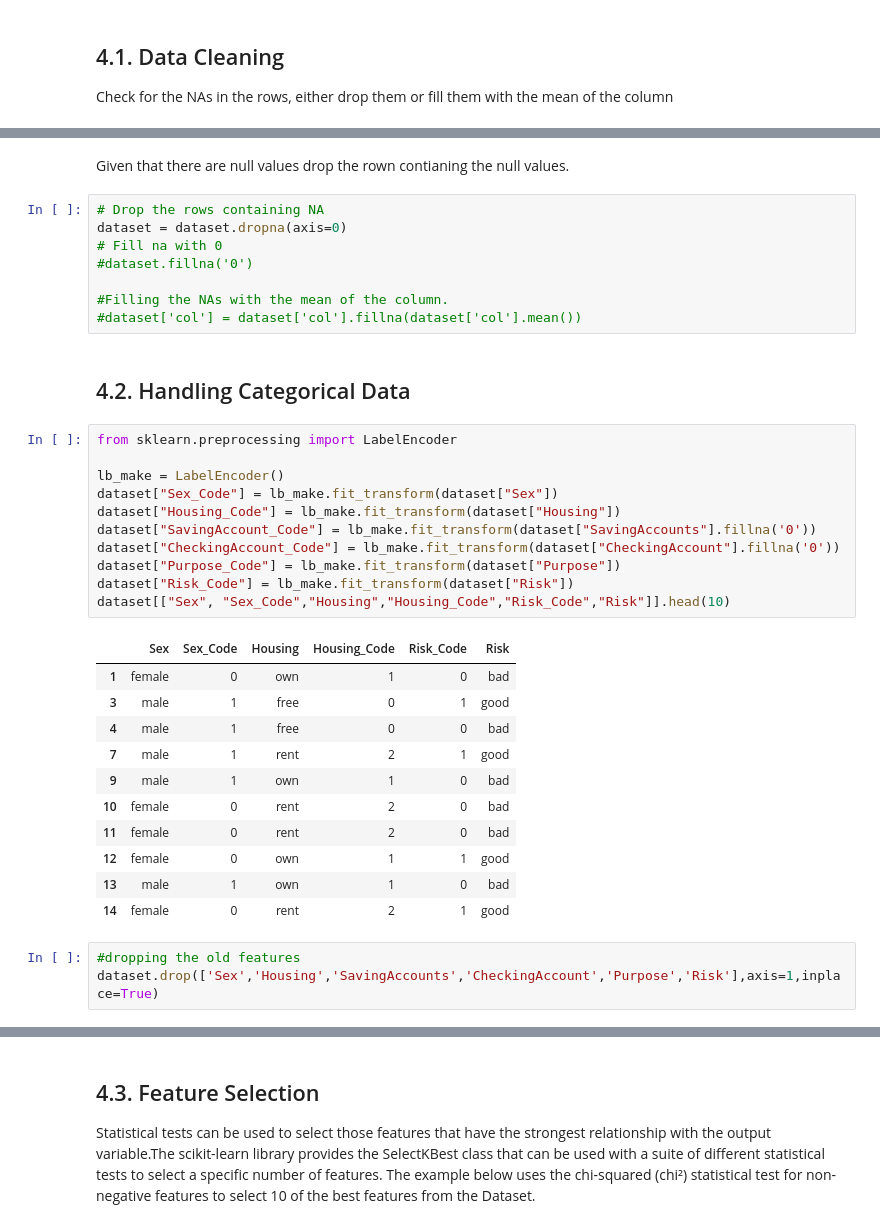
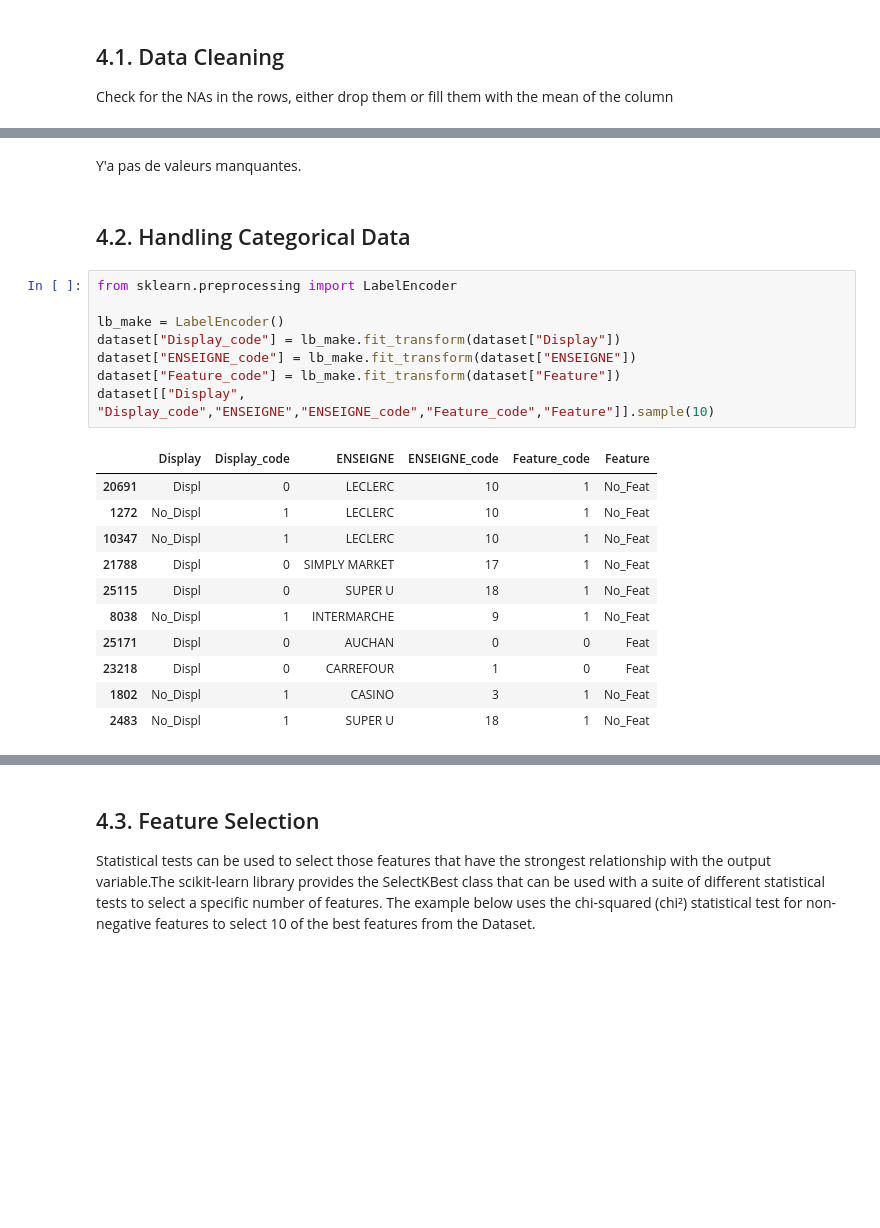
Before and after one commit to Hamid-abdellaoui/classification_modelling, a Jupyter notebook: rr copy.ipynb, the cells around one changed output, grey strips where cells are left out. Cells and saved outputs as stored; diff of their text form; blank space fills up the shorter version.

```diff
--- a/rr copy.ipynb
+++ b/rr copy.ipynb
@@ -413,42 +255,28 @@ Null Values = True
-# %% [markdown]
-Given that there are null values drop the rown contianing the null values.
-# %%
-# Drop the rows containing NA
-dataset = dataset.dropna(axis=0)
-# Fill na with 0
-#dataset.fillna('0')
-
-#Filling the NAs with the mean of the column.
-#dataset['col'] = dataset['col'].fillna(dataset['col'].mean())
+# %% [markdown]
+Y'a pas de valeurs manquantes.
 # %% [markdown]
 <a id='3.2'></a>
 ## 4.2. Handling Categorical Data
 # %%
 from sklearn.preprocessing import LabelEncoder
 
 lb_make = LabelEncoder()
-dataset["Sex_Code"] = lb_make.fit_transform(dataset["Sex"])
-dataset["Housing_Code"] = lb_make.fit_transform(dataset["Housing"])
-dataset["SavingAccount_Code"] = lb_make.fit_transform(dataset["SavingAccounts"].fillna('0'))
-dataset["CheckingAccount_Code"] = lb_make.fit_transform(dataset["CheckingAccount"].fillna('0'))
-dataset["Purpose_Code"] = lb_make.fit_transform(dataset["Purpose"])
-dataset["Risk_Code"] = lb_make.fit_transform(dataset["Risk"])
-dataset[["Sex", "Sex_Code","Housing","Housing_Code","Risk_Code","Risk"]].head(10)
+dataset["Display_code"] = lb_make.fit_transform(dataset["Display"])
+dataset["ENSEIGNE_code"] = lb_make.fit_transform(dataset["ENSEIGNE"])
+dataset["Feature_code"] = lb_make.fit_transform(dataset["Feature"])
+dataset[["Display", "Display_code","ENSEIGNE","ENSEIGNE_code","Feature_code","Feature"]].sample(10)
 # %% [output]
-|  | Sex | Sex_Code | Housing | Housing_Code | Risk_Code | Risk |
-| 1 | female | 0 | own | 1 | 0 | bad |
-| 3 | male | 1 | free | 0 | 1 | good |
-| 4 | male | 1 | free | 0 | 0 | bad |
-| 7 | male | 1 | rent | 2 | 1 | good |
-| 9 | male | 1 | own | 1 | 0 | bad |
-| 10 | female | 0 | rent | 2 | 0 | bad |
-| 11 | female | 0 | rent | 2 | 0 | bad |
-| 12 | female | 0 | own | 1 | 1 | good |
-| 13 | male | 1 | own | 1 | 0 | bad |
-| 14 | female | 0 | rent | 2 | 1 | good |
+|  | Display | Display_code | ENSEIGNE | ENSEIGNE_code | Feature_code | Feature |
+| 20691 | Displ | 0 | LECLERC | 10 | 1 | No_Feat |
+| 1272 | No_Displ | 1 | LECLERC | 10 | 1 | No_Feat |
+| 10347 | No_Displ | 1 | LECLERC | 10 | 1 | No_Feat |
+| 21788 | Displ | 0 | SIMPLY MARKET | 17 | 1 | No_Feat |
+| 25115 | Displ | 0 | SUPER U | 18 | 1 | No_Feat |
+| 8038 | No_Displ | 1 | INTERMARCHE | 9 | 1 | No_Feat |
+| 25171 | Displ | 0 | AUCHAN | 0 | 0 | Feat |
+| 23218 | Displ | 0 | CARREFOUR | 1 | 0 | Feat |
+| 1802 | No_Displ | 1 | CASINO | 3 | 1 | No_Feat |
+| 2483 | No_Displ | 1 | SUPER U | 18 | 1 | No_Feat |
-# %%
-#dropping the old features
-dataset.drop(['Sex','Housing','SavingAccounts','CheckingAccount','Purpose','Risk'],axis=1,inplace=True)
 # %%
 dataset.head(5)
 # %% [output]
```
Also changed, not shown: parts of 16 cells of this notebook, 1 other file.
